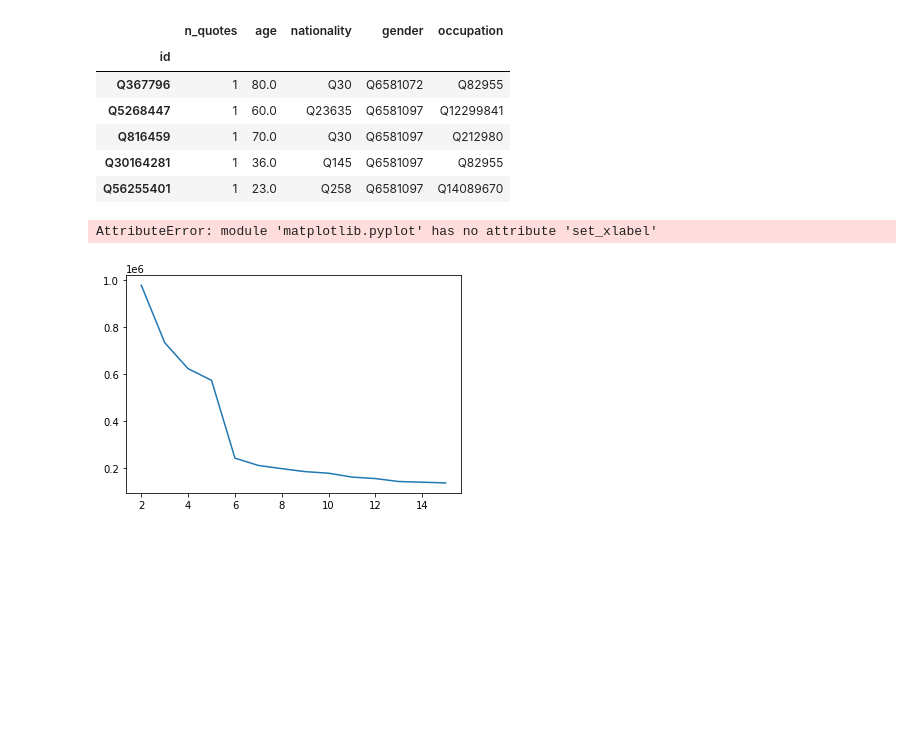
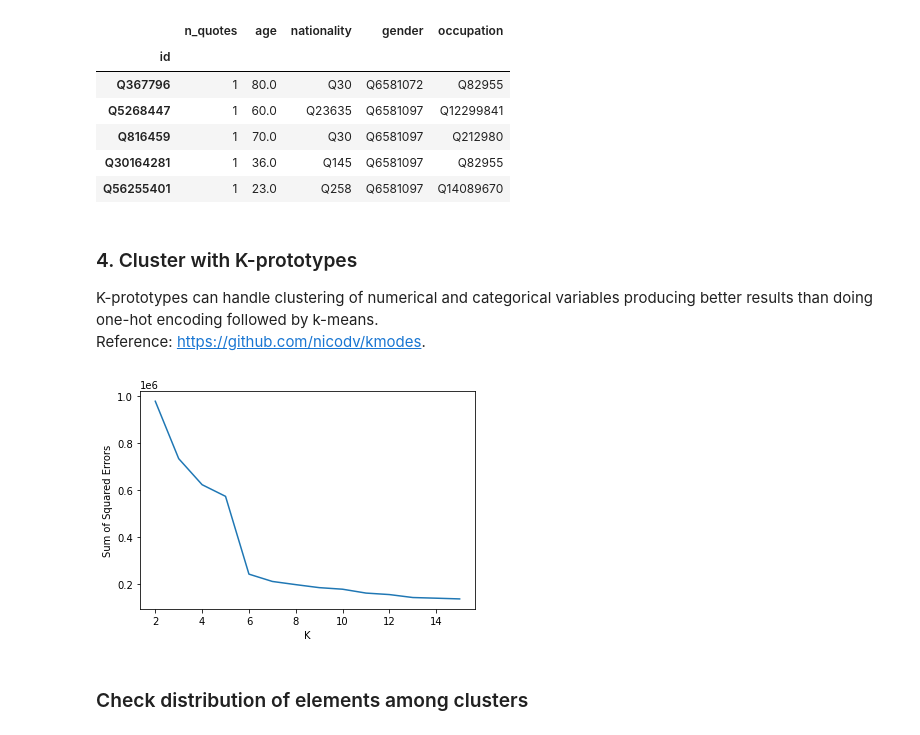
Before and after one commit to epfl-ada/ada-2021-project-quotebankers, a Jupyter notebook: clustering.ipynb, the cells around one changed output. Drawn from its saved outputs; the diff is of its cells as text; code cells hidden in the pictures; blank space fills up the shorter version.

```diff
--- a/clustering.ipynb
+++ b/clustering.ipynb
@@ -180,6 +176,10 @@ speakers_features_preprocessed.head()
 | Q816459 | 1 | 70.0 | Q30 | Q6581097 | Q212980 |
 | Q30164281 | 1 | 36.0 | Q145 | Q6581097 | Q82955 |
 | Q56255401 | 1 | 23.0 | Q258 | Q6581097 | Q14089670 |
+# %% [markdown]
+### 4. Cluster with K-prototypes
+K-prototypes can handle clustering of numerical and categorical variables producing better results than doing one-hot encoding followed by k-means.
+Reference: https://github.com/nicodv/kmodes.
 # %%
 from kmodes.kprototypes import KPrototypes
 from sklearn.metrics import silhouette_score
@@ -201,10 +201,11 @@ def plot_sse(kprotos):
     # Plot sum of squared errors (SSE): use elbow method for best k
     plt.plot(kprotos.keys(), [kproto.cost_ for _, kproto in kprotos.items()])
     plt.xlabel('K')
-    plt.label('Sum of Squared Errors')
+    plt.ylabel('Sum of Squared Errors')
 # %%
-# kprotos = run_kprototypes(speakers_features_preprocessed, start=2, end=15)
+kprotos = run_kprototypes(speakers_features_preprocessed, start=2, end=15)
 plot_sse(kprotos)
 # %% [output]
-AttributeError: module 'matplotlib.pyplot' has no attribute 'set_xlabel'
-[figure, old version]
+[figure, new version]
+# %% [markdown]
+### Check distribution of elements among clusters
```
Also changed, not shown: parts of 22 cells of this notebook.
